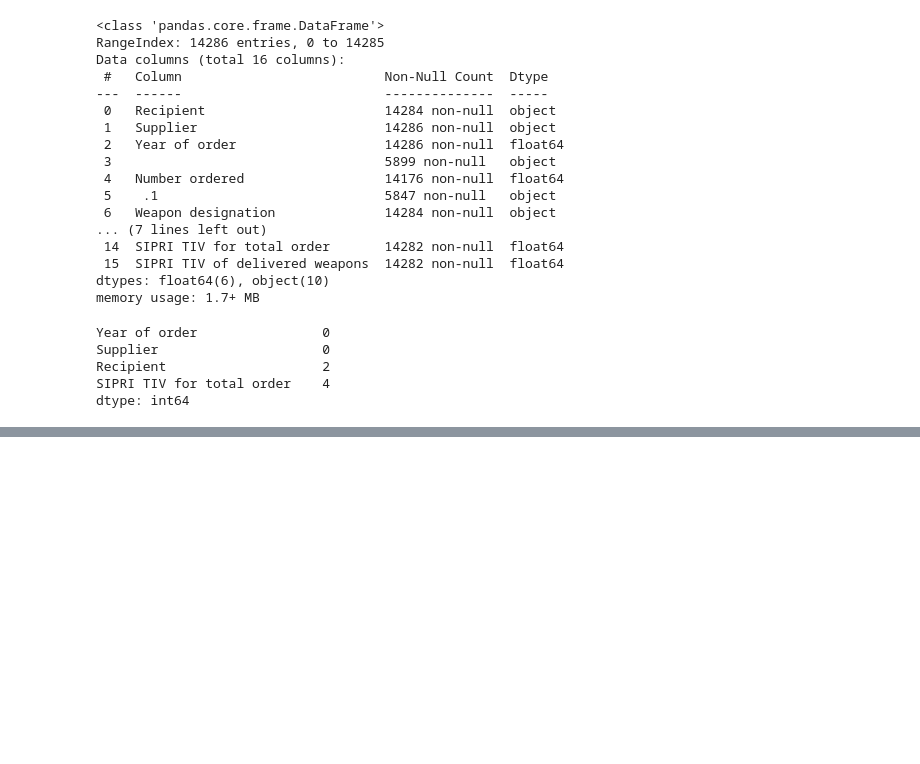
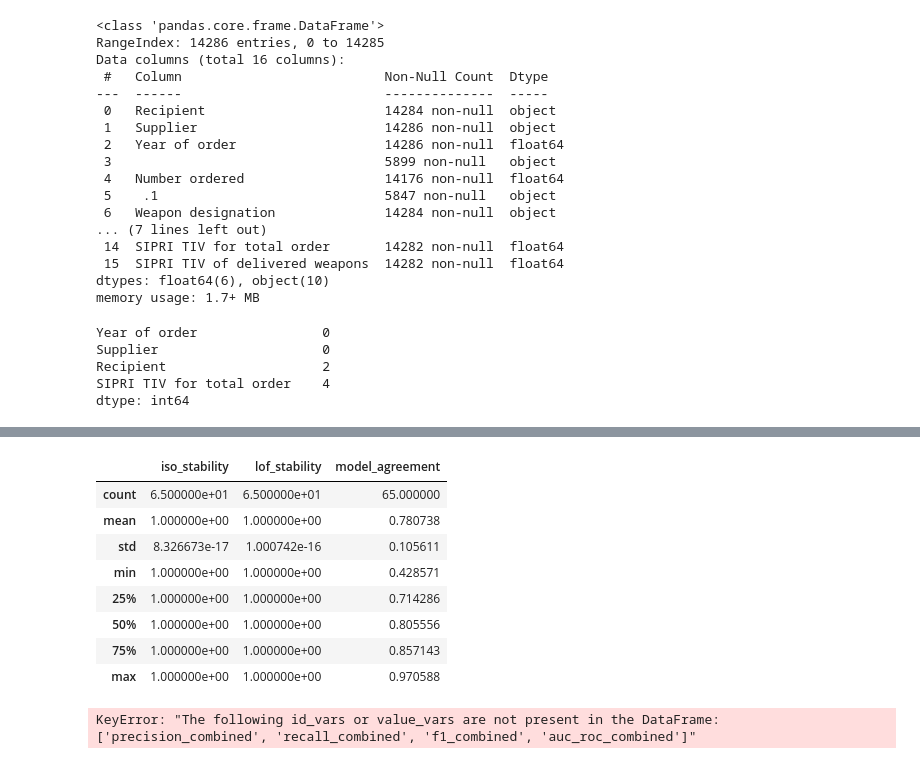
Before and after one commit to jorrit98/IM1002_Machine_Learning_Assignment, a Jupyter notebook: Anomaly_Detection_In_Arms_Trade.ipynb, the cells around one changed output, grey strips where cells are left out. Cells and saved outputs as stored; diff of their text form; code cells hidden in the pictures; blank space fills up the shorter version.

```diff
--- a/Anomaly_Detection_In_Arms_Trade.ipynb
+++ b/Anomaly_Detection_In_Arms_Trade.ipynb
@@ -444 +602,37 @@ Minimum data points per country: 28.0
+# %%
+evaluation_df.describe()
+# %% [output]
+|  | iso_stability | lof_stability | model_agreement |
+| count | 6.500000e+01 | 6.500000e+01 | 65.000000 |
+| mean | 1.000000e+00 | 1.000000e+00 | 0.780738 |
+| std | 8.326673e-17 | 1.000742e-16 | 0.105611 |
+| min | 1.000000e+00 | 1.000000e+00 | 0.428571 |
+| 25% | 1.000000e+00 | 1.000000e+00 | 0.714286 |
+| 50% | 1.000000e+00 | 1.000000e+00 | 0.805556 |
+| 75% | 1.000000e+00 | 1.000000e+00 | 0.857143 |
+| max | 1.000000e+00 | 1.000000e+00 | 0.970588 |
+# %%
+
+# Melt the DataFrame to long format for easier plotting
+melted_df = evaluation_df.melt(
+    id_vars=['country'],
+    value_vars=[
+        'precision_combined', 'recall_combined', 'f1_combined', 'auc_roc_combined'
+    ],
+    var_name='Metric',
+    value_name='Value'
+)
+
+# Create the boxplot
+plt.figure(figsize=(14, 8))
+sns.boxplot(x='Metric', y='Value', data=melted_df)
+plt.title('Boxplot of Evaluation Metrics (Including New Metrics)')
+plt.ylabel('Value')
+plt.xlabel('Metrics')
+plt.xticks(rotation=45)
+plt.grid(axis='y', linestyle='--', alpha=0.6)
+plt.tight_layout()
+plt.show()
+# %% [output]
+KeyError: "The following id_vars or value_vars are not present in the DataFrame: ['precision_combined', 'recall_combined', 'f1_combined', 'auc_roc_combined']"
 # %%
```
Also changed, not shown: parts of 11 cells of this notebook.
